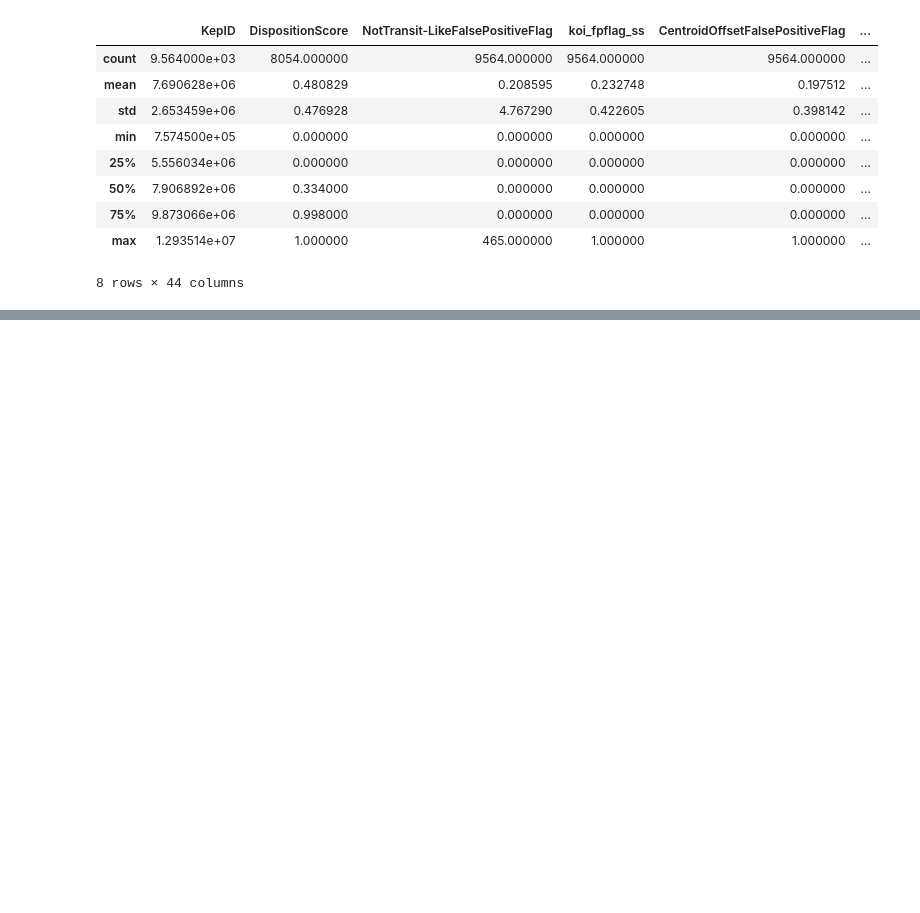
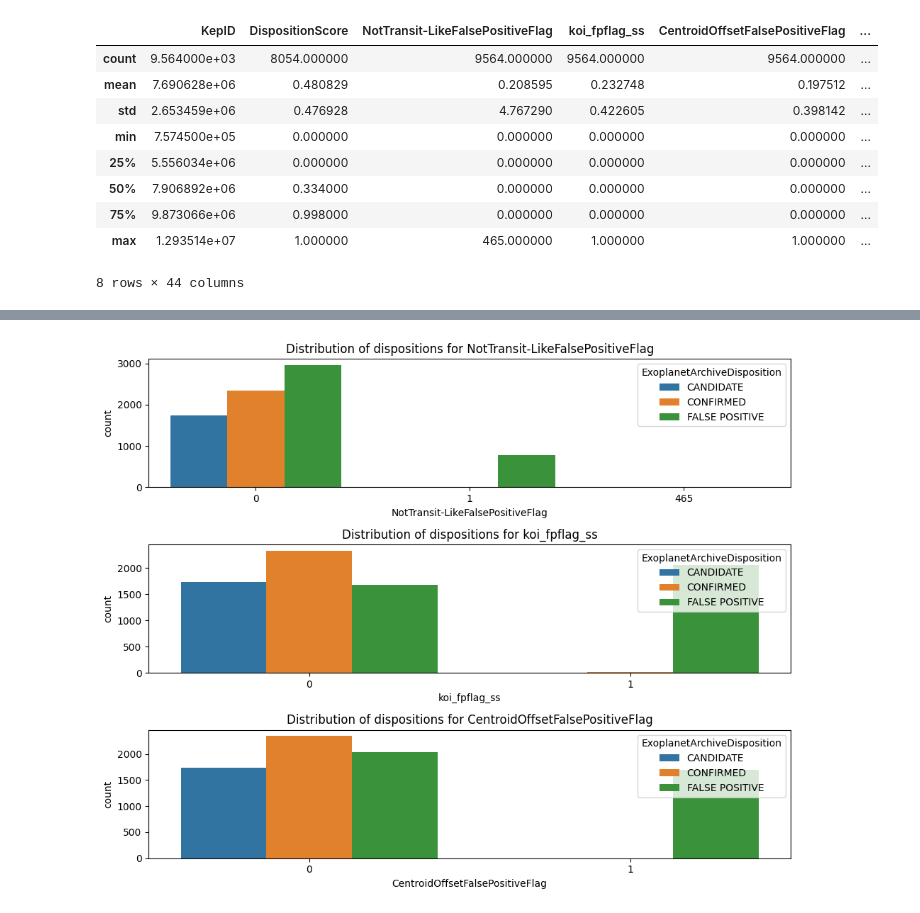
Before and after one commit to vomicienta/DataScience, a Jupyter notebook: ProyectoDS_ParteI_Cignola.ipynb, the cells around one changed output, grey strips where cells are left out. Drawn from its saved outputs; the diff is of its cells as text; code cells hidden in the pictures; blank space fills up the shorter version.

```diff
--- a/ProyectoDS_ParteI_Cignola.ipynb
+++ b/ProyectoDS_ParteI_Cignola.ipynb
@@ -298,0 +344,13 @@ exop.shape
+# %%
+# Transit Flags y Disposición:
+
+flags = ['NotTransit-LikeFalsePositiveFlag', 'koi_fpflag_ss', 'CentroidOffsetFalsePositiveFlag']
+fig, axs = plt.subplots(len(flags), 1, figsize=(10, 8))
+for i, flag in enumerate(flags):
+    sns.countplot(x=flag, hue='ExoplanetArchiveDisposition', data=exop, ax=axs[i])
+    axs[i].set_title(f'Distribution of dispositions for {flag}')
+
+plt.tight_layout()
+plt.show()
+# %% [output]
+[figure, added]
```
Also changed, not shown: parts of 17 cells of this notebook.
